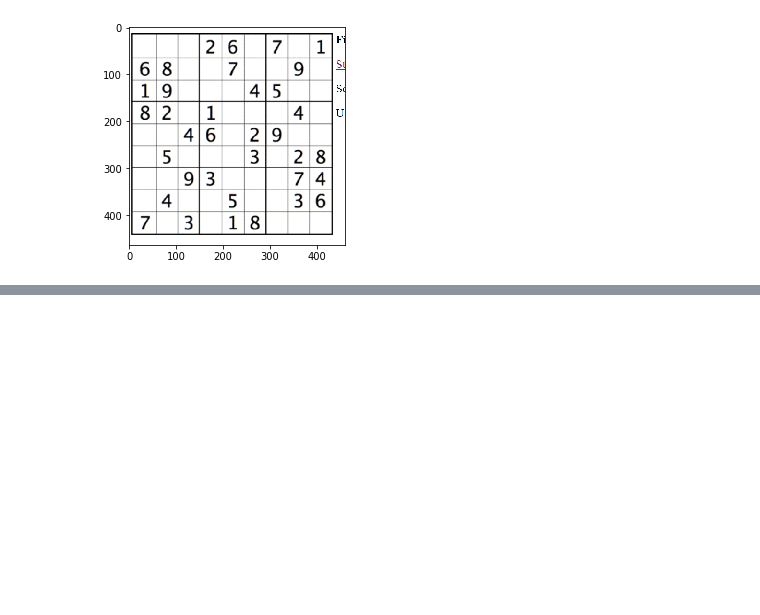
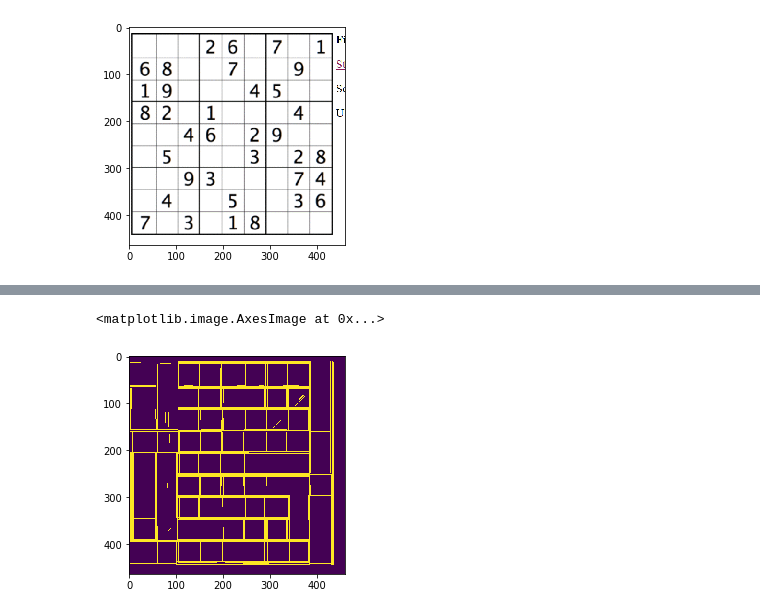
Before and after one commit to ASzwarc/SudokuSolver, a Jupyter notebook: model/experiments_board_image_processing.ipynb, the cells around one changed output, grey strips where cells are left out. Saved outputs shown, nothing was run; the diff lists cells and outputs as text; code cells hidden in the pictures; blank space fills up the shorter version.

```diff
--- a/model/experiments_board_image_processing.ipynb
+++ b/model/experiments_board_image_processing.ipynb
@@ -14,3 +36,21 @@ plt.show()
+# %%
+line_image = np.copy(img_gray) * 0
+
+rho = 1
+theta = np.pi / 180
+threshold = 200
+min_line_length = 300
+max_line_gap = 10
+lines = cv.HoughLinesP(img_detected_edges_with_bilateral_fil, rho, theta, threshold, min_line_length, max_line_gap)
+
+for line in lines:
+    for x1,y1,x2,y2 in line:
+        cv.line(line_image, (x1,y1), (x2,y2), (255,0,0), 1)
+
+plt.imshow(line_image)
+# %% [output]
+<matplotlib.image.AxesImage at 0x...>
+[figure, added]
 # %%
 def main(filename: str) -> None:
     img_gray = cv.imread(filename, cv.IMREAD_GRAYSCALE)
```
Also changed, not shown: parts of 4 cells of this notebook.
